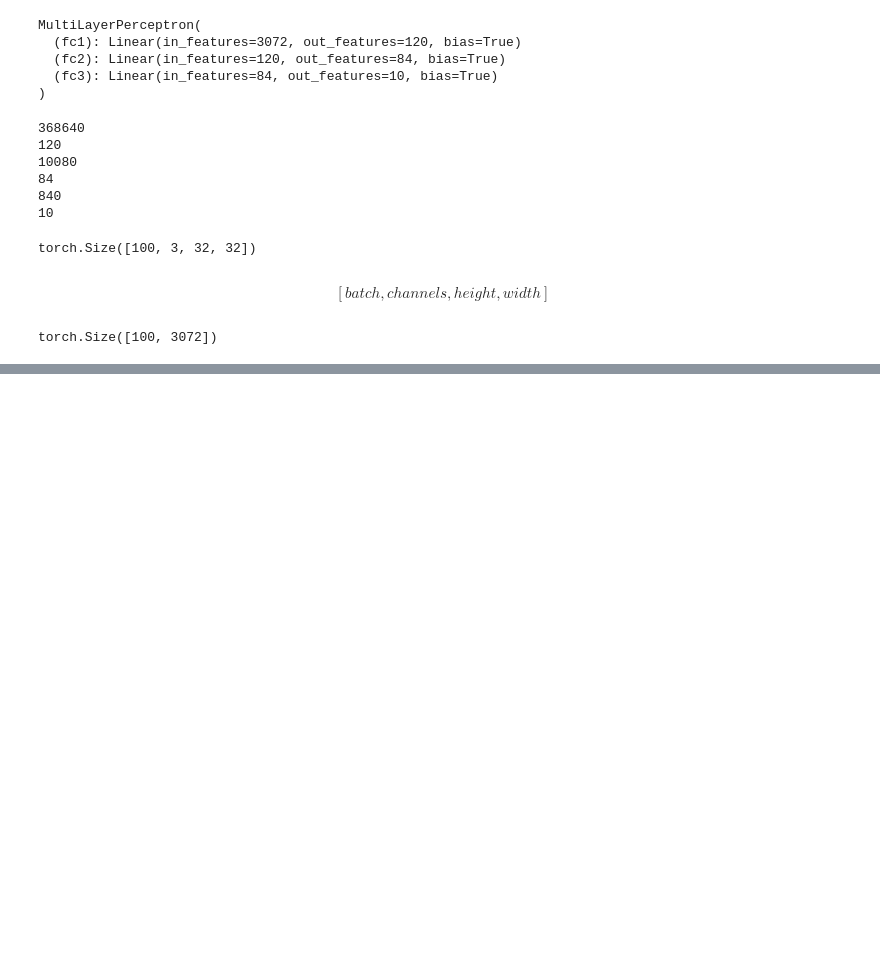
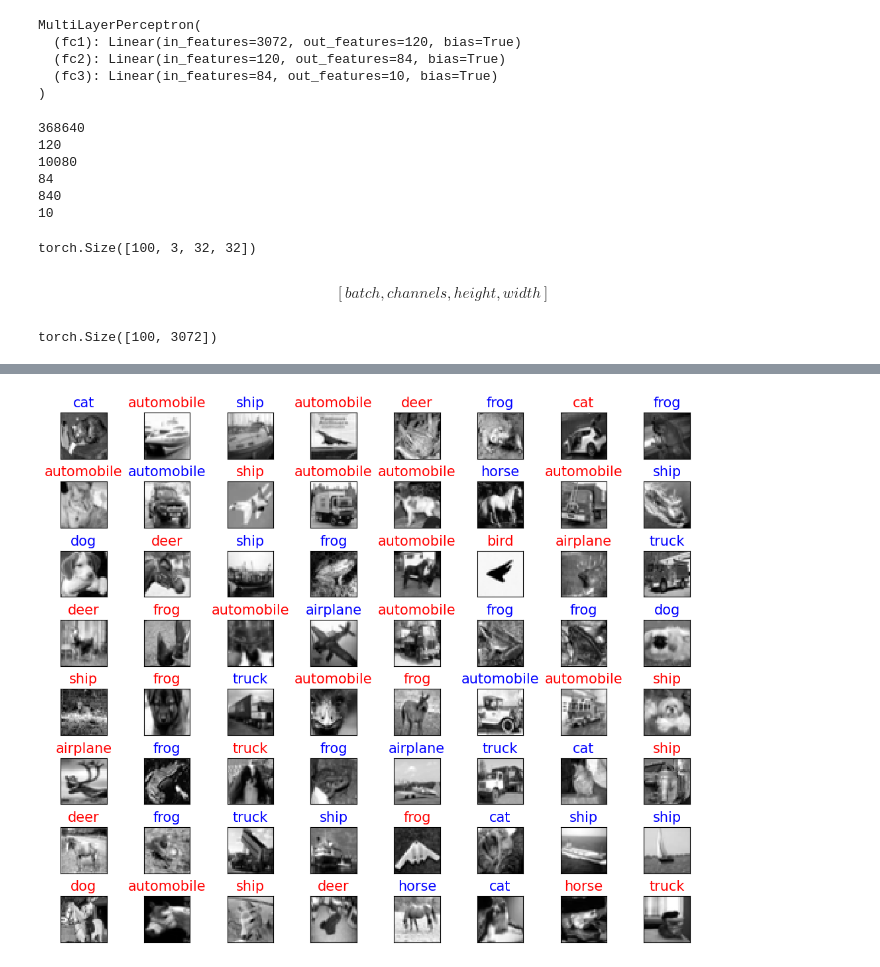
Before and after one commit to AndrsGzRo/deeplearning-pytorch, a Jupyter notebook: Multilayer_Perceptrons.ipynb, the cells around one changed output, grey strips where cells are left out. Cells and saved outputs as stored; diff of their text form; code cells hidden in the pictures; blank space fills up the shorter version.

```diff
--- a/Multilayer_Perceptrons.ipynb
+++ b/Multilayer_Perceptrons.ipynb
@@ -219,0 +282,21 @@ plt.show()
+# %%
+test_load_all = DataLoader(cifar10_test,batch_size=64,shuffle=False)
+
+images,labels = next(iter(test_load_all))
+
+with torch.no_grad():
+    images,labels = images,labels
+    preds = model(X_test.view(len(X_test),-1))
+images_np = [i.mean(dim=0).cpu().numpy() for i in images]
+class_names = cifar10_test.classes
+# %%
+fig = plt.figure(figsize=(10, 8))
+fig.subplots_adjust(left=0, right=1, bottom=0, top=1, hspace=0.5, wspace=0.05)
+
+for i in range(64):
+    ax = fig.add_subplot(8, 8, i + 1, xticks=[], yticks=[])
+    ax.imshow(images_np[i], cmap='gray', interpolation='nearest')
+    color = "blue" if labels[i] == torch.max(preds[i], 0)[1] else "red"
+    plt.title(class_names[torch.max(preds[i], 0)[1]], color=color, fontsize=15)
+# %% [output]
+[figure, added]
```
Also changed, not shown: parts of 8 cells of this notebook.
